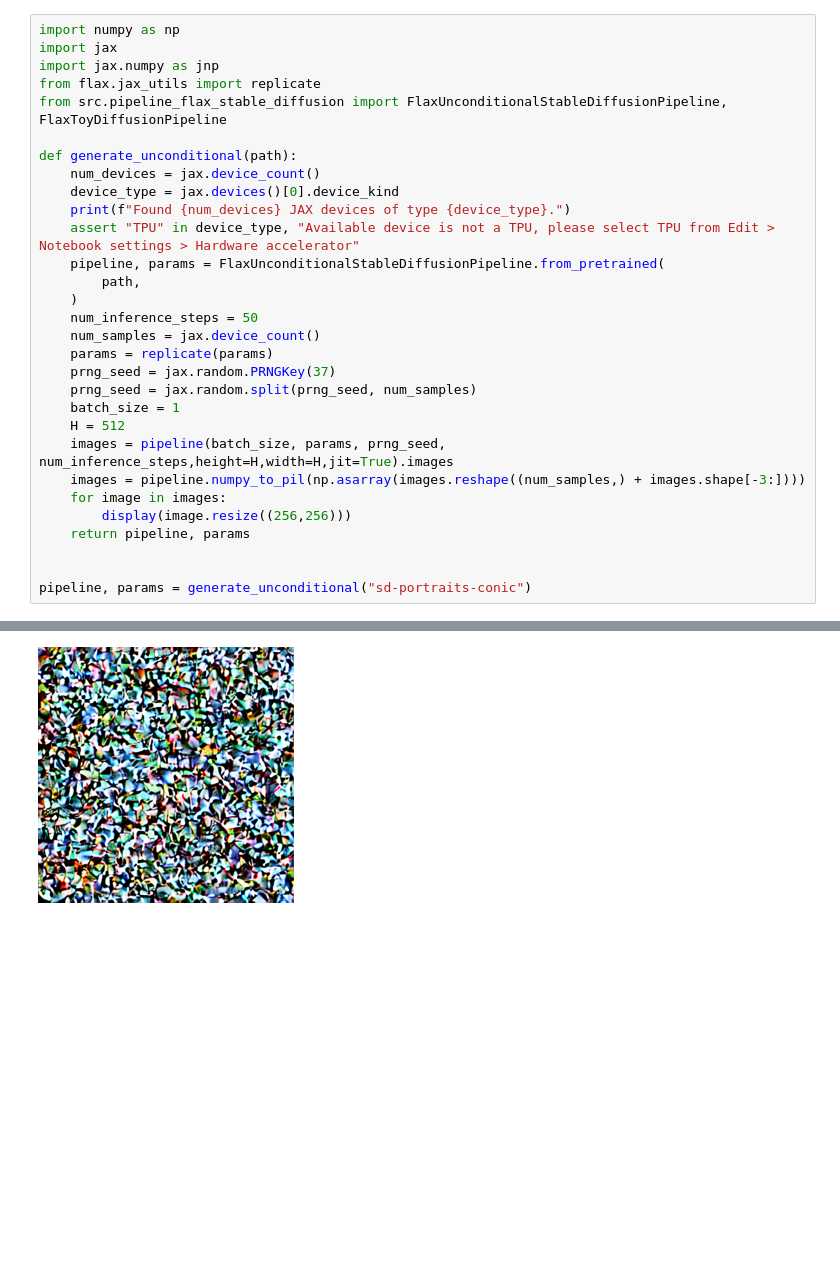
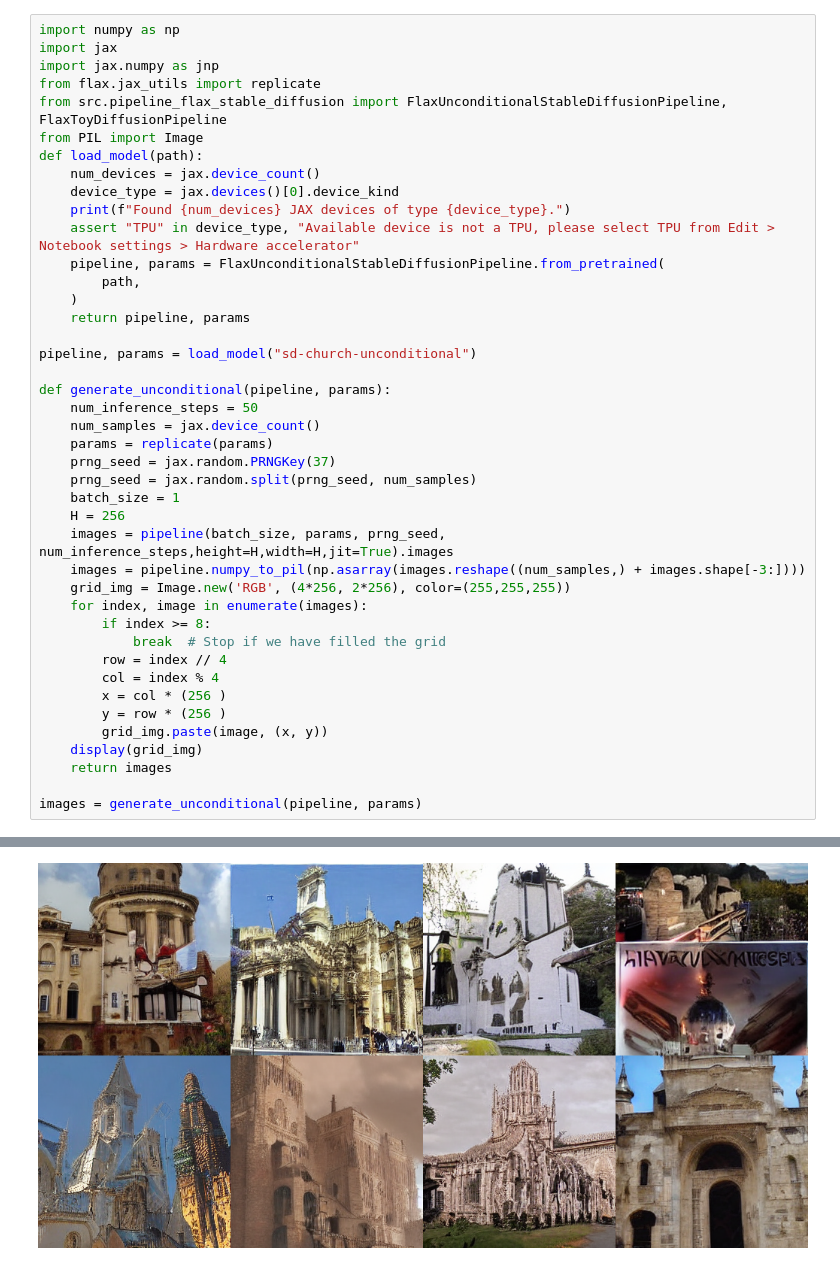
Before and after one commit to EvergreenTree/di-f-fu-sion, a Jupyter notebook: inference.ipynb, the cells around one changed output, grey strips where cells are left out. Saved outputs shown, nothing was run; the diff lists cells and outputs as text; blank space fills up the shorter version.

```diff
--- a/inference.ipynb
+++ b/inference.ipynb
@@ -4,8 +4,8 @@ import jax
 import jax.numpy as jnp
 from flax.jax_utils import replicate
 from src.pipeline_flax_stable_diffusion import FlaxUnconditionalStableDiffusionPipeline, FlaxToyDiffusionPipeline
-
-def generate_unconditional(path):
+from PIL import Image
+def load_model(path):
     num_devices = jax.device_count()
     device_type = jax.devices()[0].device_kind
     print(f"Found {num_devices} JAX devices of type {device_type}.")
@@ -13,19 +13,31 @@ def generate_unconditional(path):
     pipeline, params = FlaxUnconditionalStableDiffusionPipeline.from_pretrained(
         path,
     )
+    return pipeline, params
+
+pipeline, params = load_model("sd-church-unconditional")
+
+def generate_unconditional(pipeline, params):
     num_inference_steps = 50
     num_samples = jax.device_count()
     params = replicate(params)
     prng_seed = jax.random.PRNGKey(37)
     prng_seed = jax.random.split(prng_seed, num_samples)
     batch_size = 1
-    H = 512
+    H = 256
     images = pipeline(batch_size, params, prng_seed, num_inference_steps,height=H,width=H,jit=True).images
     images = pipeline.numpy_to_pil(np.asarray(images.reshape((num_samples,) + images.shape[-3:])))
-    for image in images:
-        display(image.resize((256,256)))
-    return pipeline, params
+    grid_img = Image.new('RGB', (4*256, 2*256), color=(255,255,255))
+    for index, image in enumerate(images):
+        if index >= 8:
+            break  # Stop if we have filled the grid
+        row = index // 4
+        col = index % 4
+        x = col * (256 )
+        y = row * (256 )
+        grid_img.paste(image, (x, y))
+    display(grid_img)
+    return images
 
-
-pipeline, params = generate_unconditional("sd-portraits-conic")
+images = generate_unconditional(pipeline, params)
 # %% [output]
@@ -33 +47 @@ Found 8 JAX devices of type TPU v3.
-[figure, old version]
+[figure, new version]
```
Also changed, not shown: parts of 9 cells of this notebook, 2 other files.
